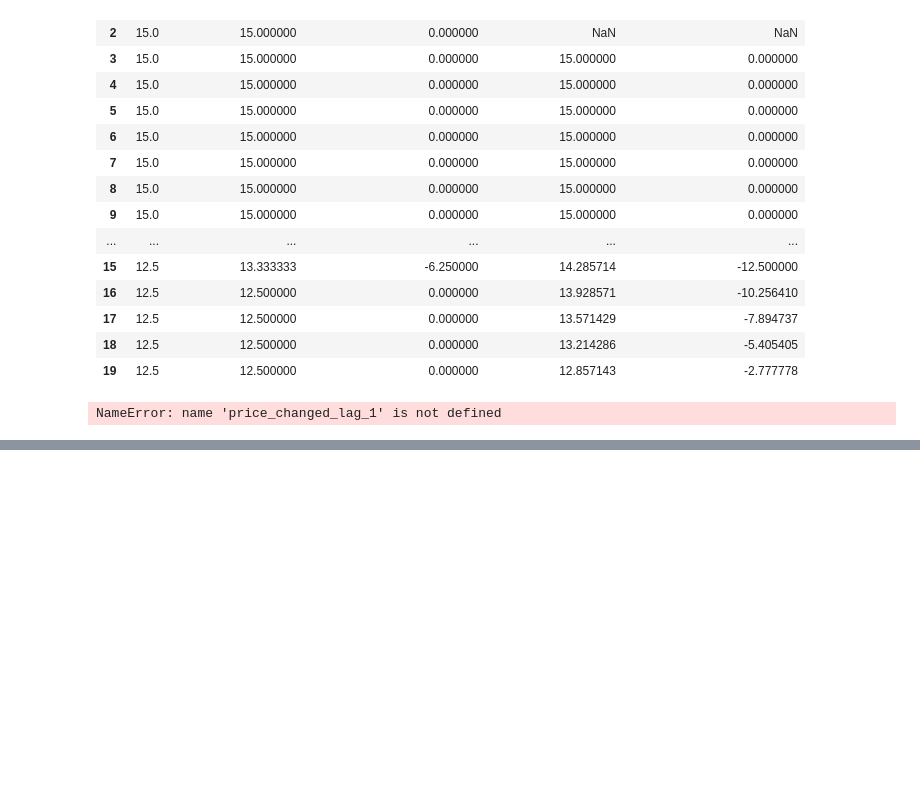
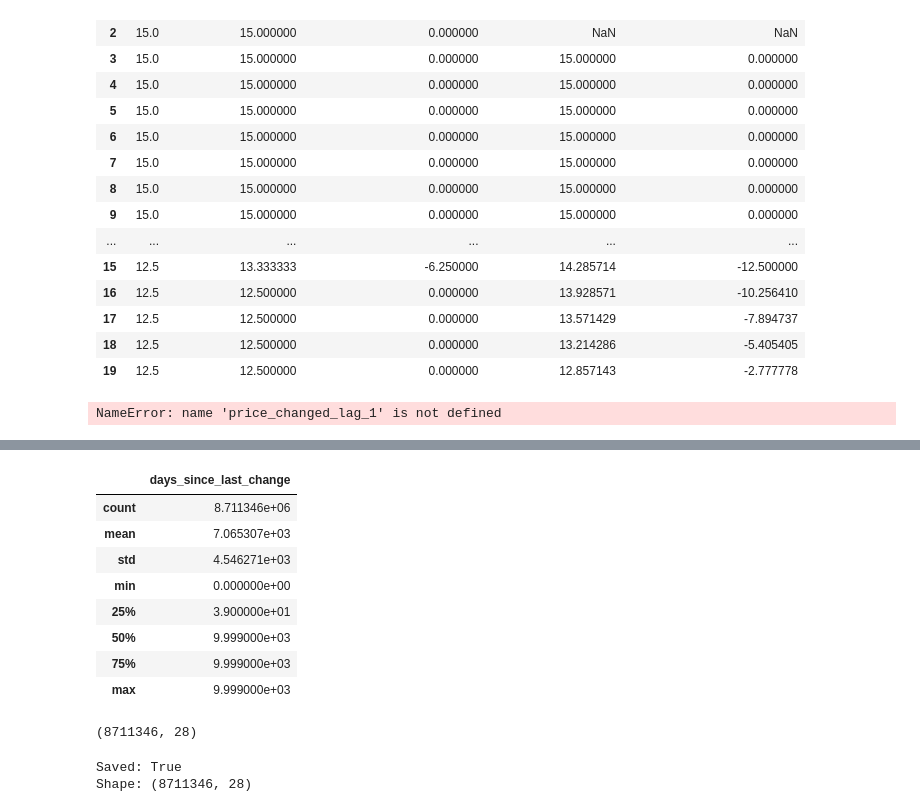
Before and after one commit to kondacharansair-ctrl/supermarket-price-direction, a Jupyter notebook: notebooks/05_feature_engineering.ipynb, the cells around one changed output, grey strips where cells are left out. Saved outputs shown, nothing was run; the diff lists cells and outputs as text; code cells hidden in the pictures; blank space fills up the shorter version.

```diff
--- a/notebooks/05_feature_engineering.ipynb
+++ b/notebooks/05_feature_engineering.ipynb
@@ -588,0 +765,31 @@ display(model_features_df[target_col].value_counts(normalize=True))
+# %%
+model_df[["days_since_last_change"]].describe()
+# %% [output]
+|  | days_since_last_change |
+| count | 8.711346e+06 |
+| mean | 7.065307e+03 |
+| std | 4.546271e+03 |
+| min | 0.000000e+00 |
+| 25% | 3.900000e+01 |
+| 50% | 9.999000e+03 |
+| 75% | 9.999000e+03 |
+| max | 9.999000e+03 |
+# %%
+model_features_df = model_df[
+    ["product_id", "date"] + feature_cols + [target_col]
+].copy()
+
+model_features_df.shape
+# %% [output]
+(8711346, 28)
+# %%
+model_features_df.to_parquet(
+    DATA_DIR / "supermarket_price_direction_features_h1_t05.parquet",
+    index=False
+)
+
+print("Saved:", (DATA_DIR / "supermarket_price_direction_features_h1_t05.parquet").exists())
+print("Shape:", model_features_df.shape)
+# %% [output]
+Saved: True
+Shape: (8711346, 28)
```
Also changed, not shown: parts of 11 cells of this notebook.
